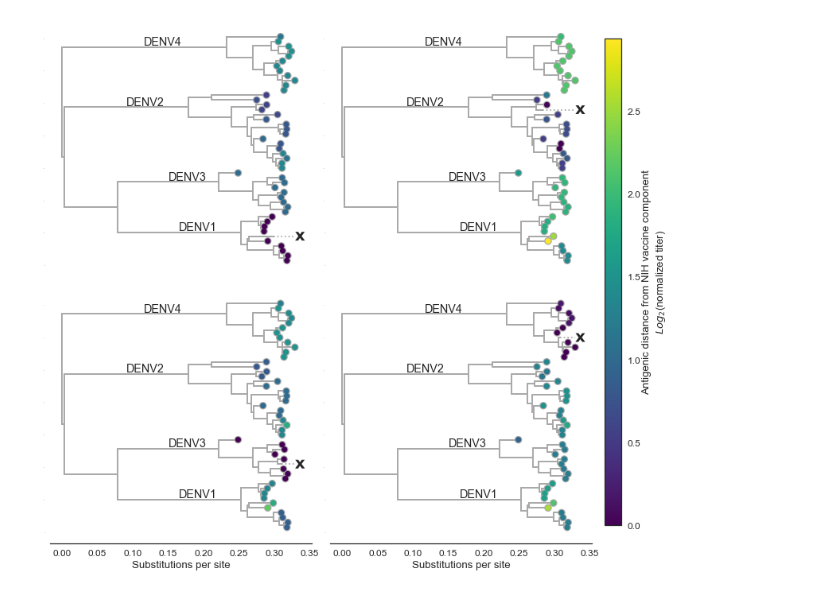
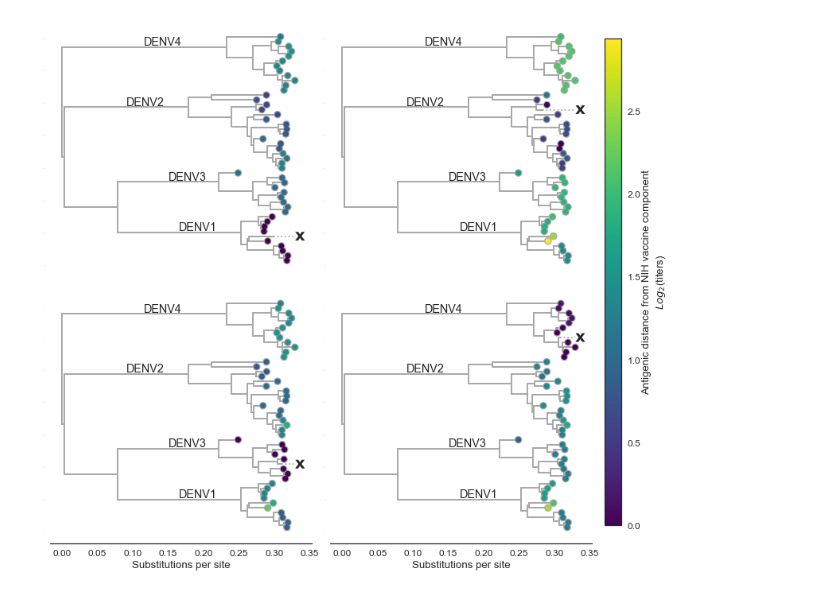
Before and after one commit to blab/dengue-antigenic-dynamics, a Jupyter notebook: figures/titer-distance-trees.ipynb, the cells around one changed output. Drawn from its saved outputs; the diff is of its cells as text; code cells hidden in the pictures.

```diff
--- a/figures/titer-distance-trees.ipynb
+++ b/figures/titer-distance-trees.ipynb
@@ -79,25 +79,25 @@ def plot_tree(tree, ax, serotype, cmap, vmax):
 # %%
 sns.set(style='white', font_scale=1.2)
 fig, axes = plt.subplots(nrows=2, ncols=2, figsize=(10,10), sharex=True)
 
 serotypes = ['DENV1', 'DENV2', 'DENV3', 'DENV4']
 max_dTiter = 0.
 for s in serotypes:
     max_dTiter = max(max_dTiter, max([k.traits['%s_vaccine_dTiter'%s] for k in tree.leaves]))
 
 for ax, sero in zip(axes.flatten().flatten(), serotypes):
     plt.sca(ax)
     plot_tree(tree, ax, sero, plt.cm.viridis, max_dTiter)
 
 cbar_ax = fig.add_axes([1.,0.1,0.03,0.85])
 cmap = mpl.cm.viridis
 norm = mpl.colors.Normalize(vmin=0., vmax=max_dTiter)
 cbar = mpl.colorbar.ColorbarBase(cbar_ax, cmap=cmap,
                                 norm=norm,
                                 orientation='vertical',
-                                label='Antigenic distance from NIH vaccine component\n'+r'$Log_2$(normalized titer)')
+                                label='Antigenic distance from NIH vaccine component\n'+r'$Log_2$(titers)')
 
 plt.tight_layout()
 plt.savefig('./png/vaccine_titer_trees.png', dpi=300, bbox_inches='tight')
 # %% [output]
-[figure, old version]
+[figure, new version]
```
Also changed, not shown: 3 other files.
